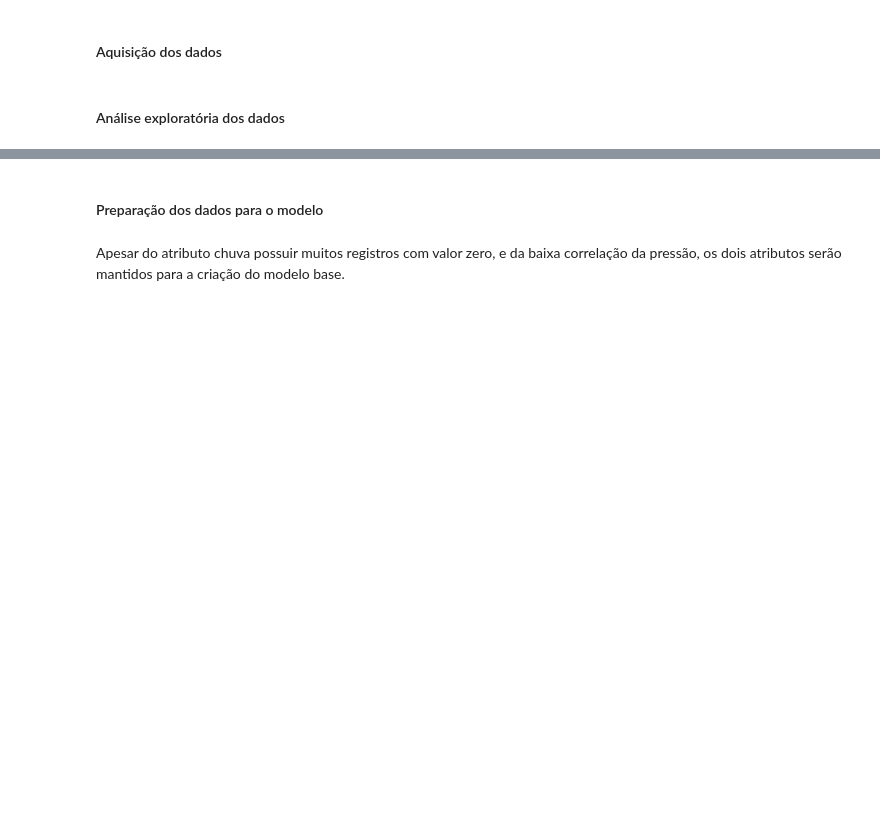
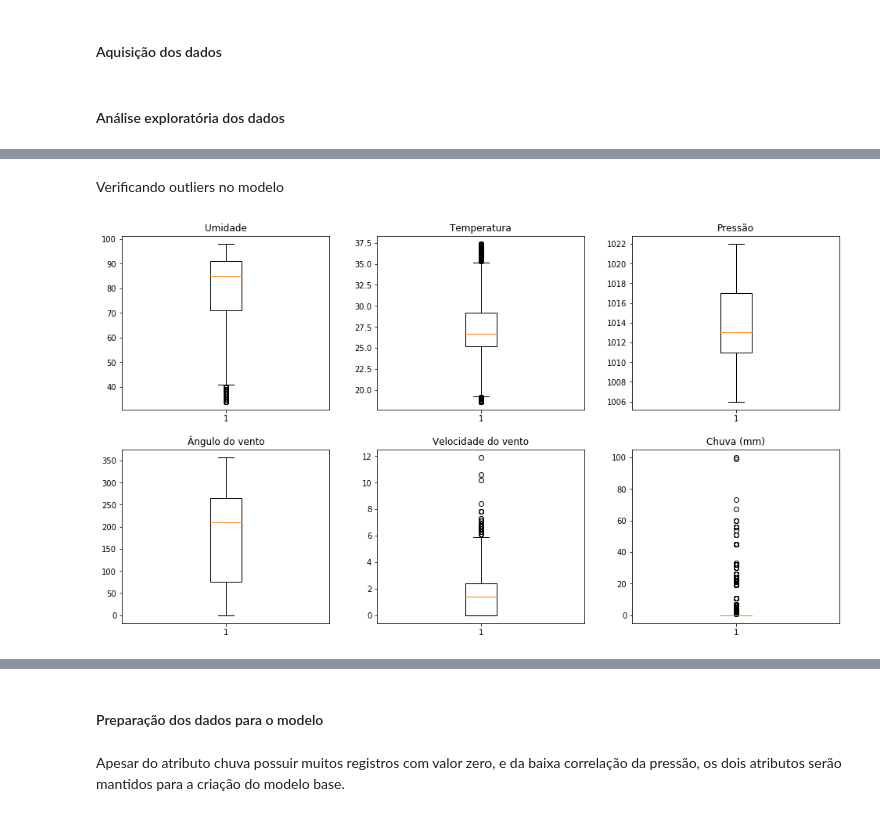
Before and after one commit to rhpinotti/pred_corr_fuga, a Jupyter notebook: predicao_correntes_fuga_jupyter.ipynb, the cells around one changed output, grey strips where cells are left out. Cells and saved outputs as stored; diff of their text form; code cells hidden in the pictures; blank space fills up the shorter version.

```diff
--- a/predicao_correntes_fuga_jupyter.ipynb
+++ b/predicao_correntes_fuga_jupyter.ipynb
@@ -72 +94,27 @@ df.describe()
+# %% [markdown]
+Verificando outliers no modelo
+# %%
+def boxplots_dataframe(df_analisado):
+    fig, ax = plt.subplots(2, 3, figsize=(14,8))
+    fig.tight_layout(pad=3.0)
+
+    ax[0,0].boxplot(df.umidade)
+    ax[0,1].boxplot(df.temperatura)
+    ax[0,2].boxplot(df.pressao)
+    ax[1,0].boxplot(df.vento_ang)
+    ax[1,1].boxplot(df.vent_veloc)
+    ax[1,2].boxplot(df.chuva)
+
+    ax[0,0].set_title('Umidade')
+    ax[0,1].set_title('Temperatura')
+    ax[0,2].set_title('Pressão')
+    ax[1,0].set_title('Ângulo do vento')
+    ax[1,1].set_title('Velocidade do vento')
+    ax[1,2].set_title('Chuva (mm)')
+
+    plt.show()
+# %%
+boxplots_dataframe(df)
+# %% [output]
+[figure, added]
 # %%
```
Also changed, not shown: parts of 55 cells of this notebook, 2 other files.
